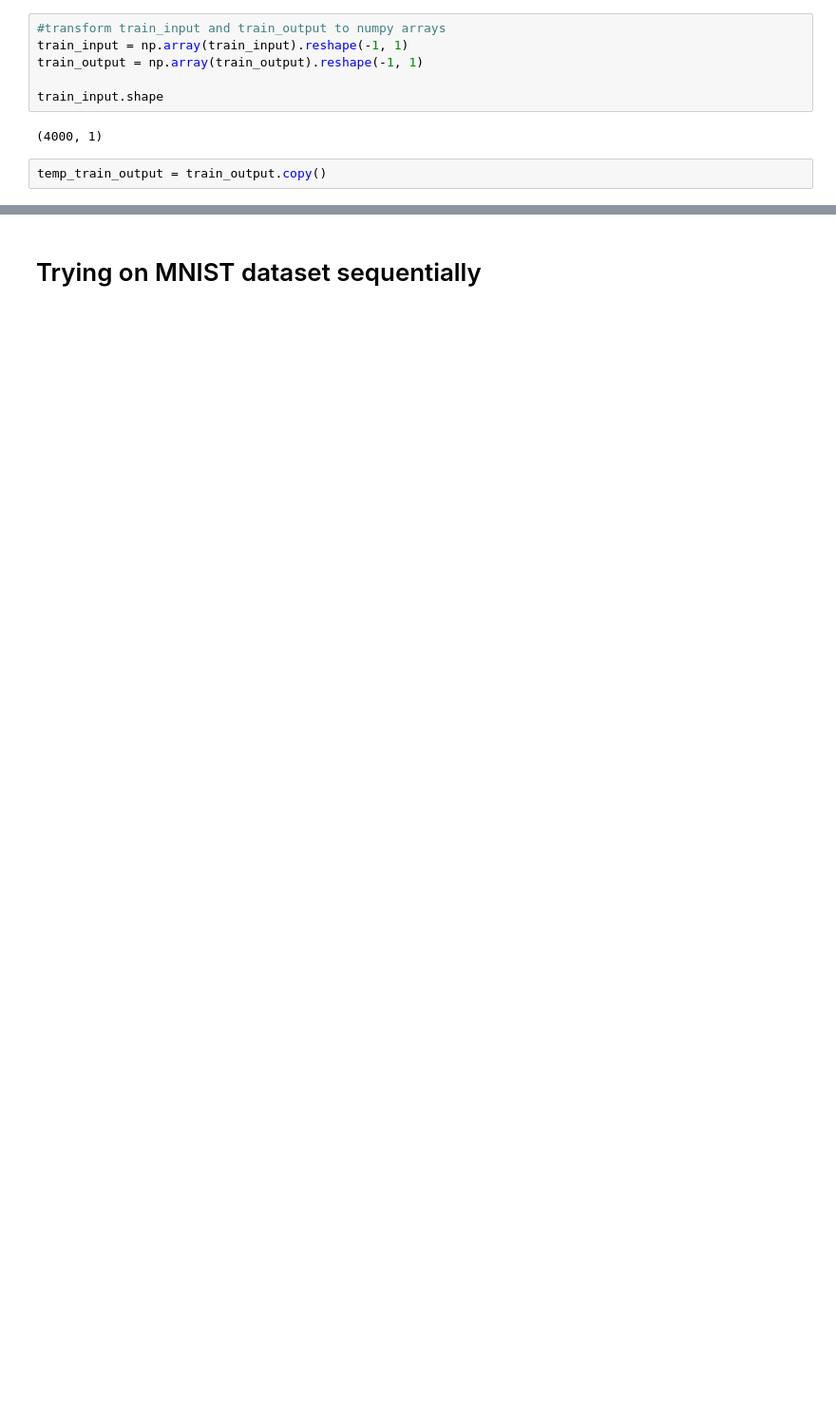
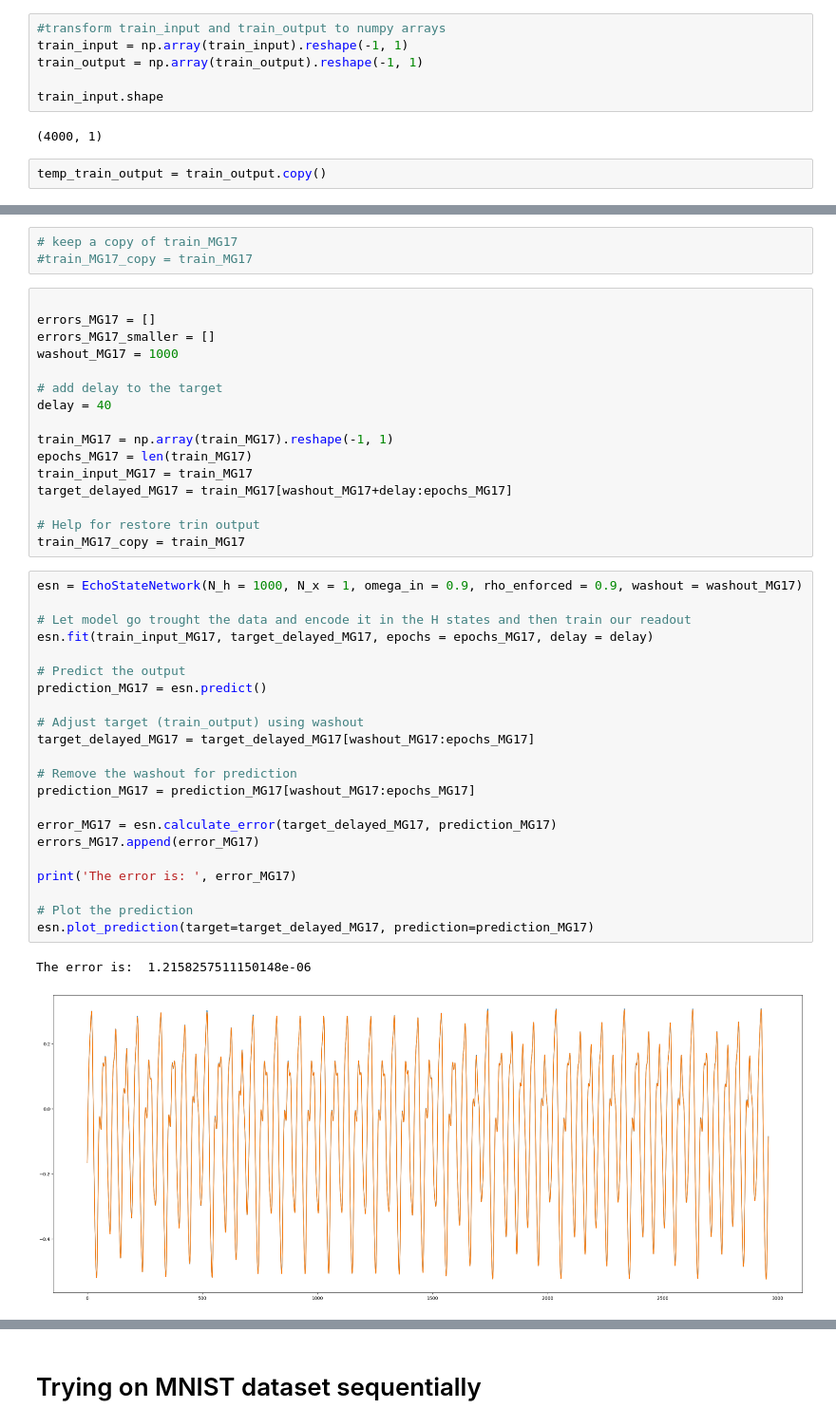
Before and after one commit to U-n-Own/UniversityNotes, a Jupyter notebook: Assignments/ComputationalNeuroscience/ThirdAssignment/EchoStateNetworks.ipynb, the cells around one changed output, grey strips where cells are left out. Shown at 95% size. Drawn from its saved outputs; the diff is of its cells as text; blank space fills up the shorter version.

```diff
--- a/Assignments/ComputationalNeuroscience/ThirdAssignment/EchoStateNetworks.ipynb
+++ b/Assignments/ComputationalNeuroscience/ThirdAssignment/EchoStateNetworks.ipynb
@@ -192 +270,45 @@ The error is:  4.869435489212357e-09
+# %%
+# keep a copy of train_MG17
+#train_MG17_copy = train_MG17
+# %%
+
+errors_MG17 = []
+errors_MG17_smaller = []
+washout_MG17 = 1000
+
+# add delay to the target
+delay = 40
+
+train_MG17 = np.array(train_MG17).reshape(-1, 1)
+epochs_MG17 = len(train_MG17)
+train_input_MG17 = train_MG17
+target_delayed_MG17 = train_MG17[washout_MG17+delay:epochs_MG17]
+
+# Help for restore trin output
+train_MG17_copy = train_MG17
+# %%
+esn = EchoStateNetwork(N_h = 1000, N_x = 1, omega_in = 0.9, rho_enforced = 0.9, washout = washout_MG17)
+
+# Let model go trought the data and encode it in the H states and then train our readout
+esn.fit(train_input_MG17, target_delayed_MG17, epochs = epochs_MG17, delay = delay)
+
+# Predict the output
+prediction_MG17 = esn.predict()
+
+# Adjust target (train_output) using washout
+target_delayed_MG17 = target_delayed_MG17[washout_MG17:epochs_MG17]
+
+# Remove the washout for prediction
+prediction_MG17 = prediction_MG17[washout_MG17:epochs_MG17]
+
+error_MG17 = esn.calculate_error(target_delayed_MG17, prediction_MG17)
+errors_MG17.append(error_MG17)
+
+print('The error is: ', error_MG17)
+
+# Plot the prediction
+esn.plot_prediction(target=target_delayed_MG17, prediction=prediction_MG17)
+# %% [output]
+The error is:  1.2158257511150148e-06
+[figure, added]
 # %% [markdown]
```
Also changed, not shown: parts of 29 cells of this notebook, 1 other file.
